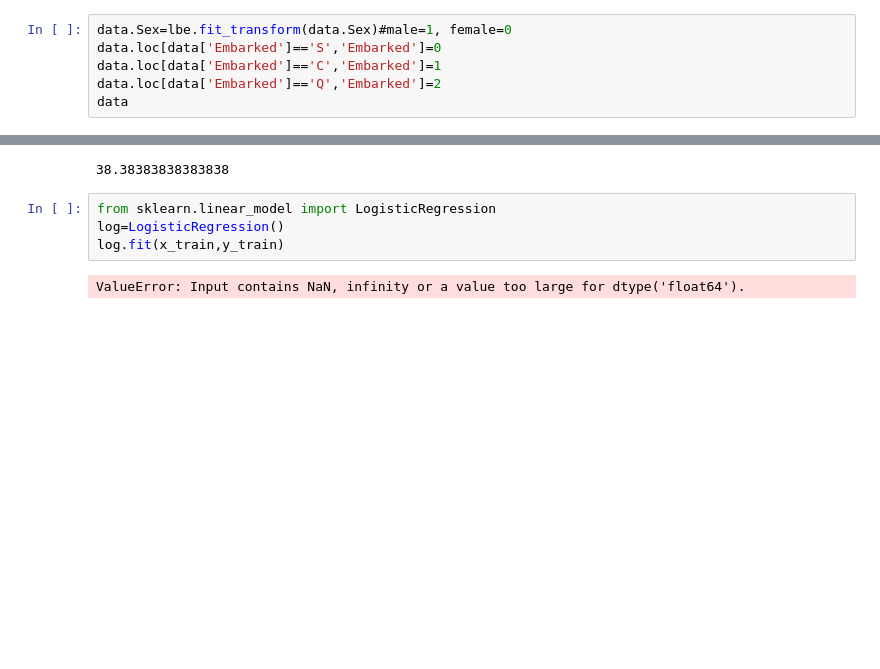
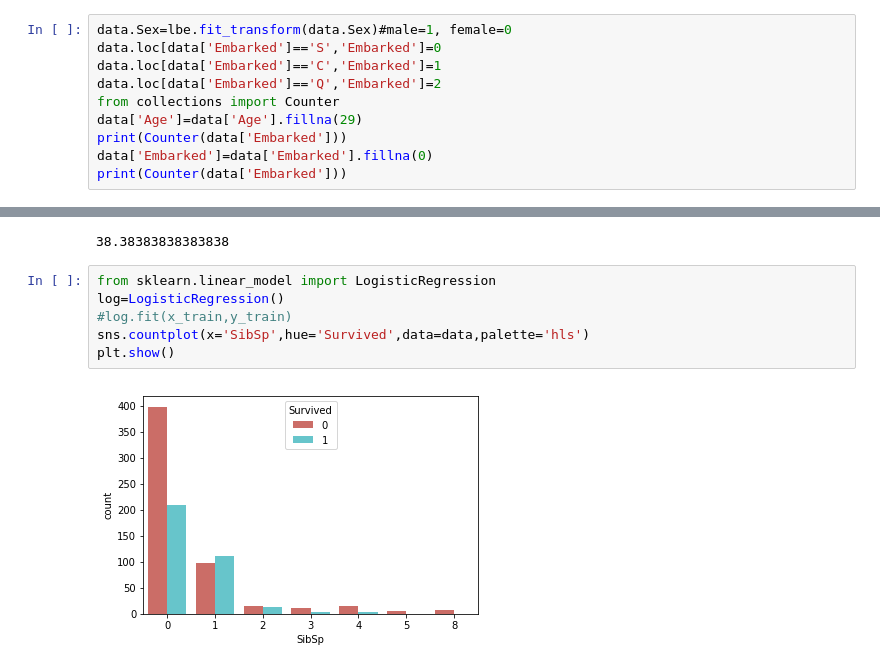
Before and after one commit to NehaTirumalasetti/PyPro, a Jupyter notebook: LogisticRegression.ipynb, the cells around one changed output, grey strips where cells are left out. Cells and saved outputs as stored; diff of their text form; blank space fills up the shorter version.

```diff
--- a/LogisticRegression.ipynb
+++ b/LogisticRegression.ipynb
@@ -43,5 +43,9 @@ data.Sex=lbe.fit_transform(data.Sex)#male=1, female=0
 data.loc[data['Embarked']=='S','Embarked']=0
 data.loc[data['Embarked']=='C','Embarked']=1
 data.loc[data['Embarked']=='Q','Embarked']=2
-data
+from collections import Counter
+data['Age']=data['Age'].fillna(29)
+print(Counter(data['Embarked']))
+data['Embarked']=data['Embarked'].fillna(0)
+print(Counter(data['Embarked']))
 # %% [output]
@@ -85,6 +73,8 @@ survival_rate
 # %%
 from sklearn.linear_model import LogisticRegression
 log=LogisticRegression()
-log.fit(x_train,y_train)
+#log.fit(x_train,y_train)
+sns.countplot(x='SibSp',hue='Survived',data=data,palette='hls')
+plt.show()
 # %% [output]
-ValueError: Input contains NaN, infinity or a value too large for dtype('float64').
+[figure, added]
```
Also changed, not shown: parts of 5 cells of this notebook.
